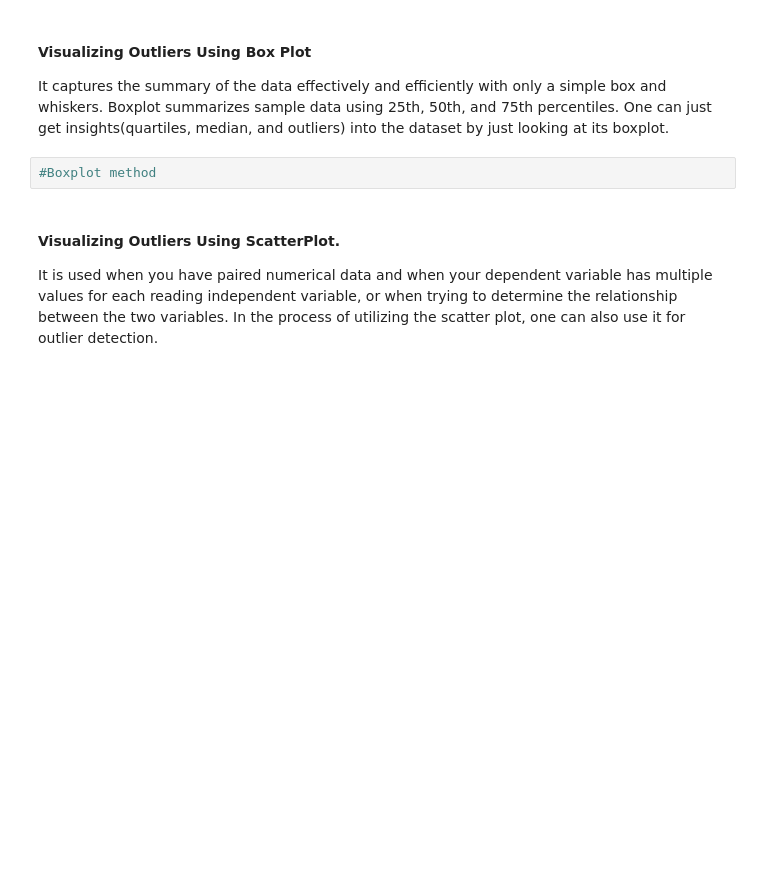
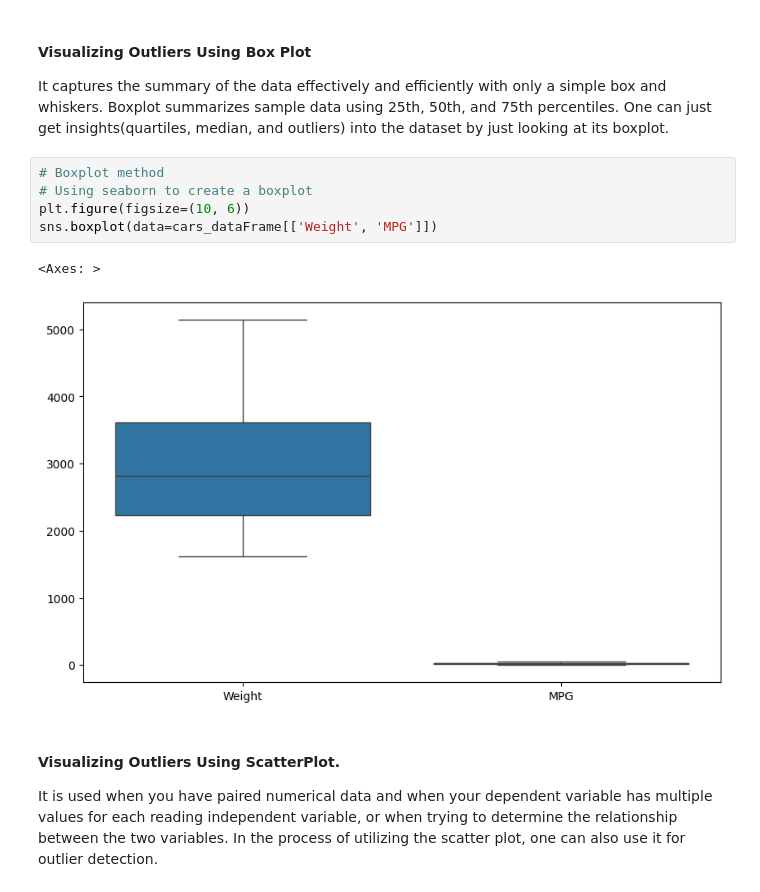
Before and after one commit to jatinder3762/dataCleaning_Lab4, a Jupyter notebook: week5Lab_Students.ipynb, the cells around one changed output. Drawn from its saved outputs; the diff is of its cells as text; blank space fills up the shorter version.

```diff
--- a/week5Lab_Students.ipynb
+++ b/week5Lab_Students.ipynb
@@ -517,8 +598,14 @@ plt.show()
 # %% [markdown]
 #### Visualizing Outliers Using Box Plot
 It captures the summary of the data effectively and efficiently with only a simple box and whiskers. Boxplot summarizes sample data using 25th, 50th, and 75th percentiles. One can just get insights(quartiles, median, and outliers) into the dataset by just looking at its boxplot.
-# %%
-#Boxplot method
+# %%
+# Boxplot method
+# Using seaborn to create a boxplot
+plt.figure(figsize=(10, 6))
+sns.boxplot(data=cars_dataFrame[['Weight', 'MPG']])
+# %% [output]
+<Axes: >
+[figure, added]
 # %% [markdown]
 #### Visualizing Outliers Using ScatterPlot.
 
```
Also changed, not shown: parts of 18 cells of this notebook.
